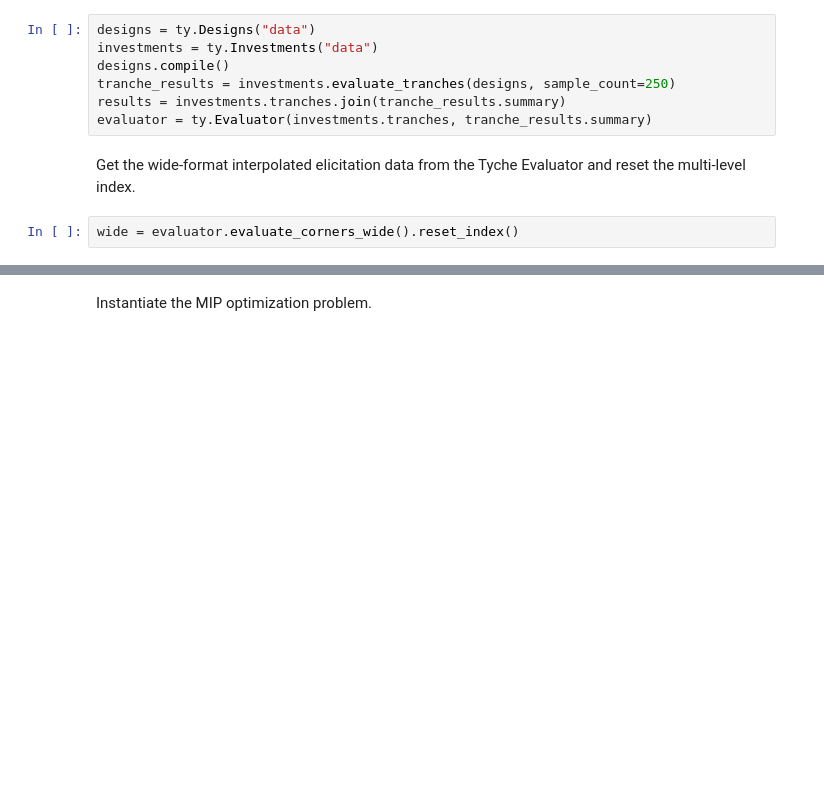
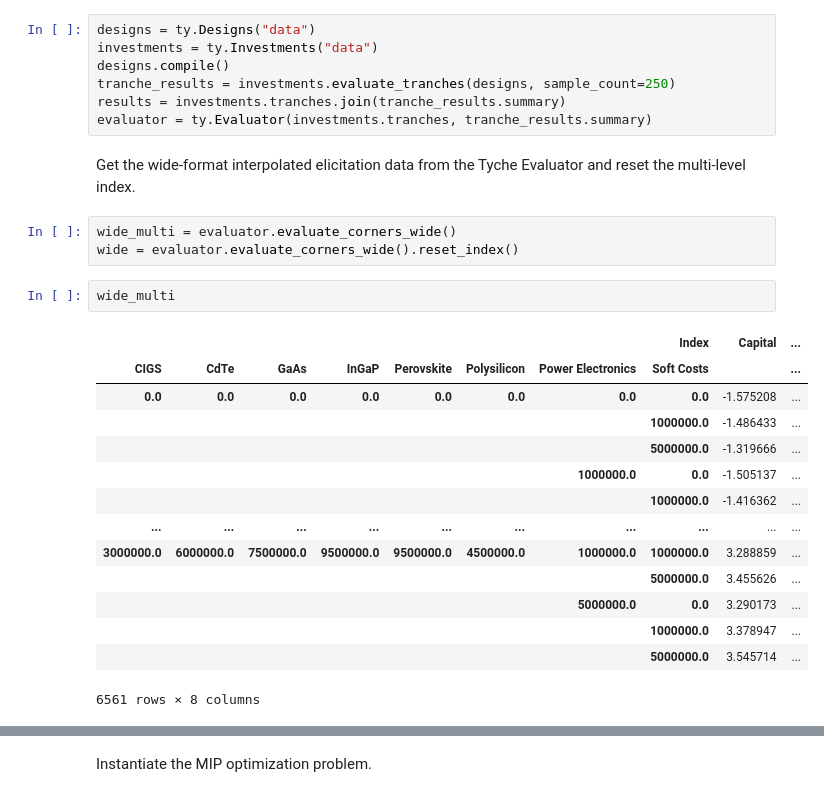
Before and after one commit to NREL/tyche, a Jupyter notebook: ioc-1/MIPImplementation.ipynb, the cells around one changed output, grey strips where cells are left out. Drawn from its saved outputs; the diff is of its cells as text; blank space fills up the shorter version.

```diff
--- a/ioc-1/MIPImplementation.ipynb
+++ b/ioc-1/MIPImplementation.ipynb
@@ -28,4 +28,22 @@ evaluator = ty.Evaluator(investments.tranches, tranche_results.summary)
 # %% [markdown]
 Get the wide-format interpolated elicitation data from the Tyche Evaluator and reset the multi-level index.
 # %%
+wide_multi = evaluator.evaluate_corners_wide()
 wide = evaluator.evaluate_corners_wide().reset_index()
+# %%
+wide_multi
+# %% [output]
+|  |  |  |  |  |  |  | Index | Capital | ... |
+| CIGS | CdTe | GaAs | InGaP | Perovskite | Polysilicon | Power Electronics | Soft Costs |  | ... |
+| 0.0 | 0.0 | 0.0 | 0.0 | 0.0 | 0.0 | 0.0 | 0.0 | -1.575208 | ... |
+|  |  |  |  |  |  |  | 1000000.0 | -1.486433 | ... |
+|  |  |  |  |  |  |  | 5000000.0 | -1.319666 | ... |
+|  |  |  |  |  |  | 1000000.0 | 0.0 | -1.505137 | ... |
+|  |  |  |  |  |  |  | 1000000.0 | -1.416362 | ... |
+| ... | ... | ... | ... | ... | ... | ... | ... | ... | ... |
+| 3000000.0 | 6000000.0 | 7500000.0 | 9500000.0 | 9500000.0 | 4500000.0 | 1000000.0 | 1000000.0 | 3.288859 | ... |
+|  |  |  |  |  |  |  | 5000000.0 | 3.455626 | ... |
+|  |  |  |  |  |  | 5000000.0 | 0.0 | 3.290173 | ... |
+|  |  |  |  |  |  |  | 1000000.0 | 3.378947 | ... |
+|  |  |  |  |  |  |  | 5000000.0 | 3.545714 | ... |
+6561 rows × 8 columns
```
Also changed, not shown: parts of 24 cells of this notebook.
